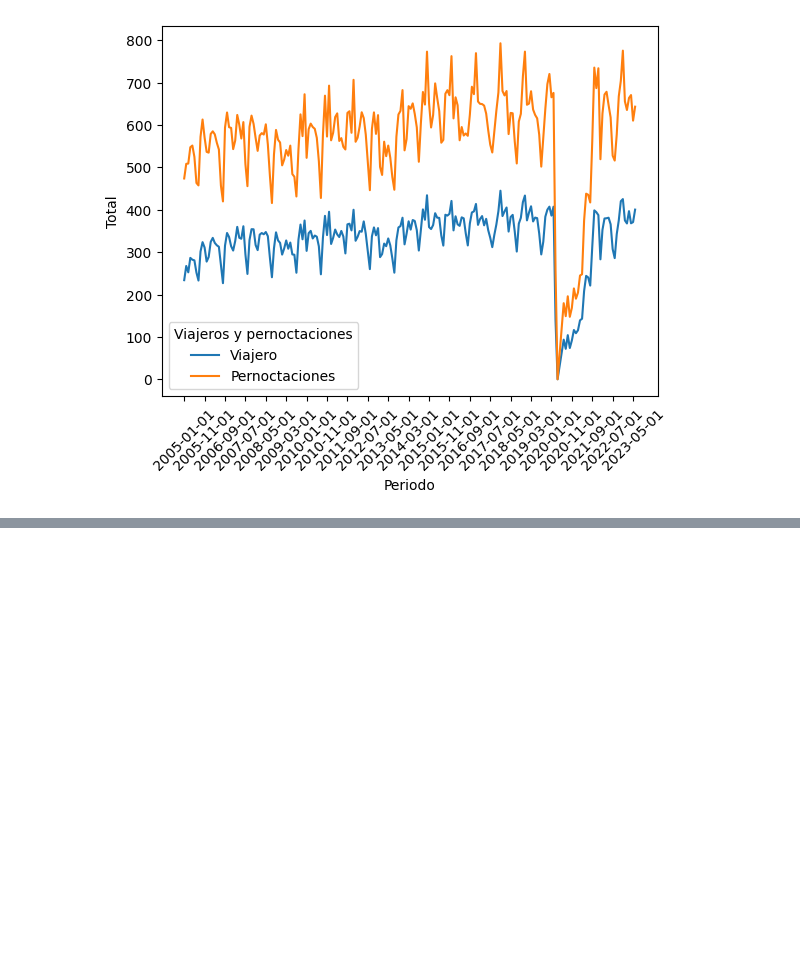
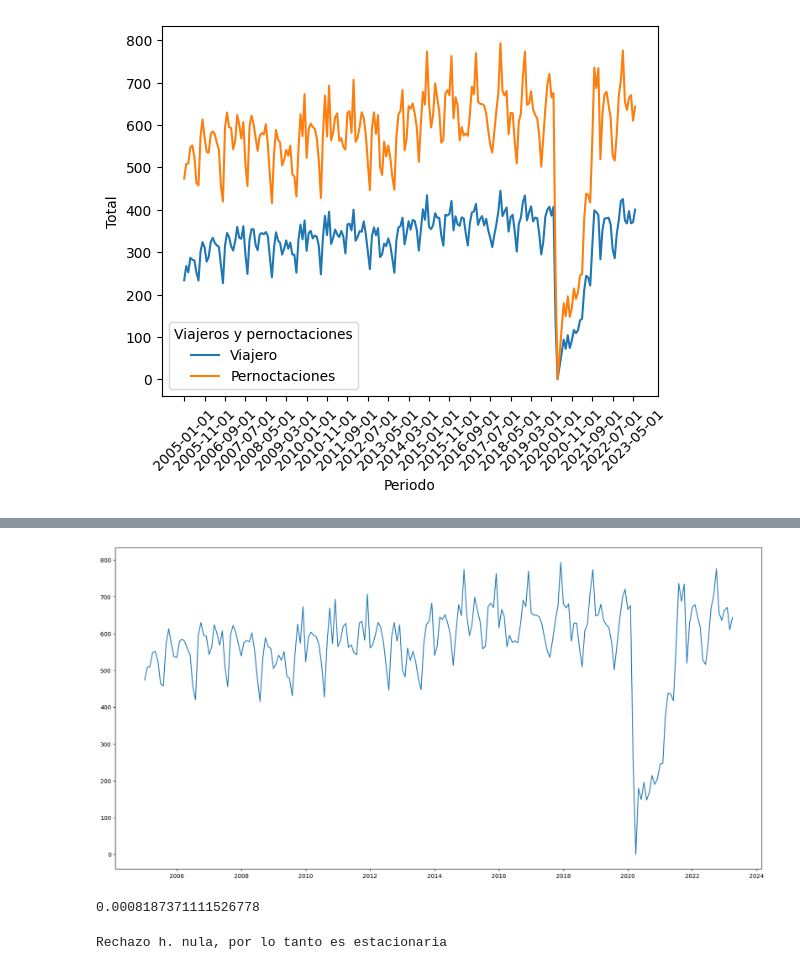
Before and after one commit to dfvinxu/desafio_data, a Jupyter notebook: data/madrid/Viajeros pernoctaciones/nacional_madrid.ipynb, the cells around one changed output, grey strips where cells are left out. Saved outputs shown, nothing was run; the diff lists cells and outputs as text; code cells hidden in the pictures; blank space fills up the shorter version.

```diff
--- a/data/madrid/Viajeros pernoctaciones/nacional_madrid.ipynb
+++ b/data/madrid/Viajeros pernoctaciones/nacional_madrid.ipynb
@@ -63,0 +124,5 @@ plt.show()
+# %%
+# PASAR LA COLUMNA A DATETIME  df_pernoctaciones
+df_pernoctaciones['Periodo'] = pd.to_datetime(df_pernoctaciones['Periodo'])
+# PASAR LA COLUMNA A DATETIME  df_viajeros
+df_viajeros['Periodo'] = pd.to_datetime(df_viajeros['Periodo'])
@@ -63,0 +141,3 @@ plt.show()
+# %%
+# Generar columna index con formato
+fechas_p = pd.date_range(start=df_pernoctaciones['Periodo'].min(), periods=220, freq='MS')
@@ -63,0 +172,4 @@ plt.show()
+# %%
+df_pernoctaciones['Periodo'] = fechas_p
+# %%
+df_pernoctaciones.set_index('Periodo', inplace=True)
@@ -63,0 +188,19 @@ plt.show()
+# %%
+plt.figure(figsize=(20,10))
+plt.plot(df_pernoctaciones);
+# %% [output]
+[figure, added]
+# %%
+# valor de P_pernoc
+
+result_p = adfuller(df_pernoctaciones['Total'])
+result_p[1]
+# %% [output]
+0.0008187371111526778
+# %%
+if result_p[1] < 0.05:
+    print("Rechazo h. nula, por lo tanto es estacionaria")
+else:
+    print("Acepto h. nula, por lo tanto no es estacionaria")
+# %% [output]
+Rechazo h. nula, por lo tanto es estacionaria
```
Also changed, not shown: parts of 36 cells of this notebook.
